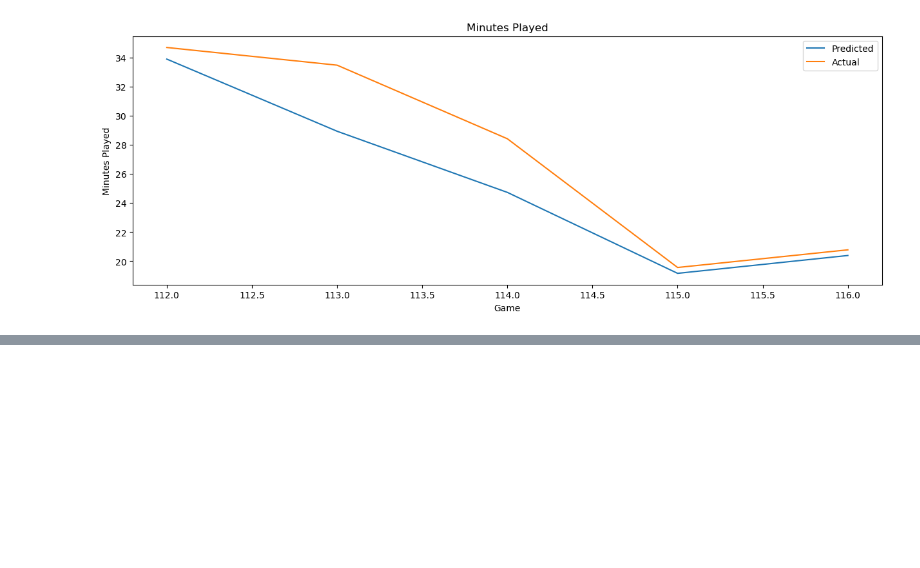
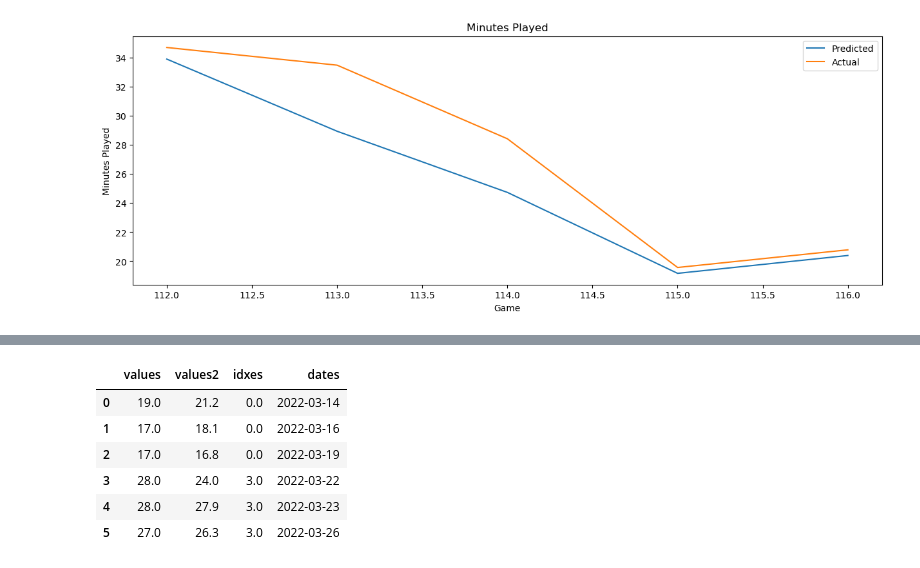
Before and after one commit to brownbrandon272/basketball, a Jupyter notebook: scripts/analyze_results.ipynb, the cells around one changed output, grey strips where cells are left out. Cells and saved outputs as stored; diff of their text form; code cells hidden in the pictures; blank space fills up the shorter version.

```diff
--- a/scripts/analyze_results.ipynb
+++ b/scripts/analyze_results.ipynb
@@ -181,0 +358,19 @@ plot_timeseries(player_name=player_name, season=season, yhat_df=yhat_df, y_test=
+# %%
+pd.DataFrame({'values': {0: 19.0, 1: 17.0, 2: 17.0, 3: 28.0, 4: 28.0, 5: 27.0},
+ 'values2': {0: 21.2, 1: 18.1, 2: 16.8, 3: 24.0, 4: 27.9, 5: 26.3},
+ 'idxes': {0: 0.0, 1: 0.0, 2: 0.0, 3: 3.0, 4: 3.0, 5: 3.0},
+ 'dates': {0: pd.Timestamp('2022-03-14 00:00:00'),
+    1: pd.Timestamp('2022-03-16 00:00:00'),
+    2: pd.Timestamp('2022-03-19 00:00:00'),
+    3: pd.Timestamp('2022-03-22 00:00:00'),
+    4: pd.Timestamp('2022-03-23 00:00:00'),
+    5: pd.Timestamp('2022-03-26 00:00:00')}
+    })
+# %% [output]
+|  | values | values2 | idxes | dates |
+| 0 | 19.0 | 21.2 | 0.0 | 2022-03-14 |
+| 1 | 17.0 | 18.1 | 0.0 | 2022-03-16 |
+| 2 | 17.0 | 16.8 | 0.0 | 2022-03-19 |
+| 3 | 28.0 | 24.0 | 3.0 | 2022-03-22 |
+| 4 | 28.0 | 27.9 | 3.0 | 2022-03-23 |
+| 5 | 27.0 | 26.3 | 3.0 | 2022-03-26 |
```
Also changed, not shown: parts of 5 cells of this notebook.
